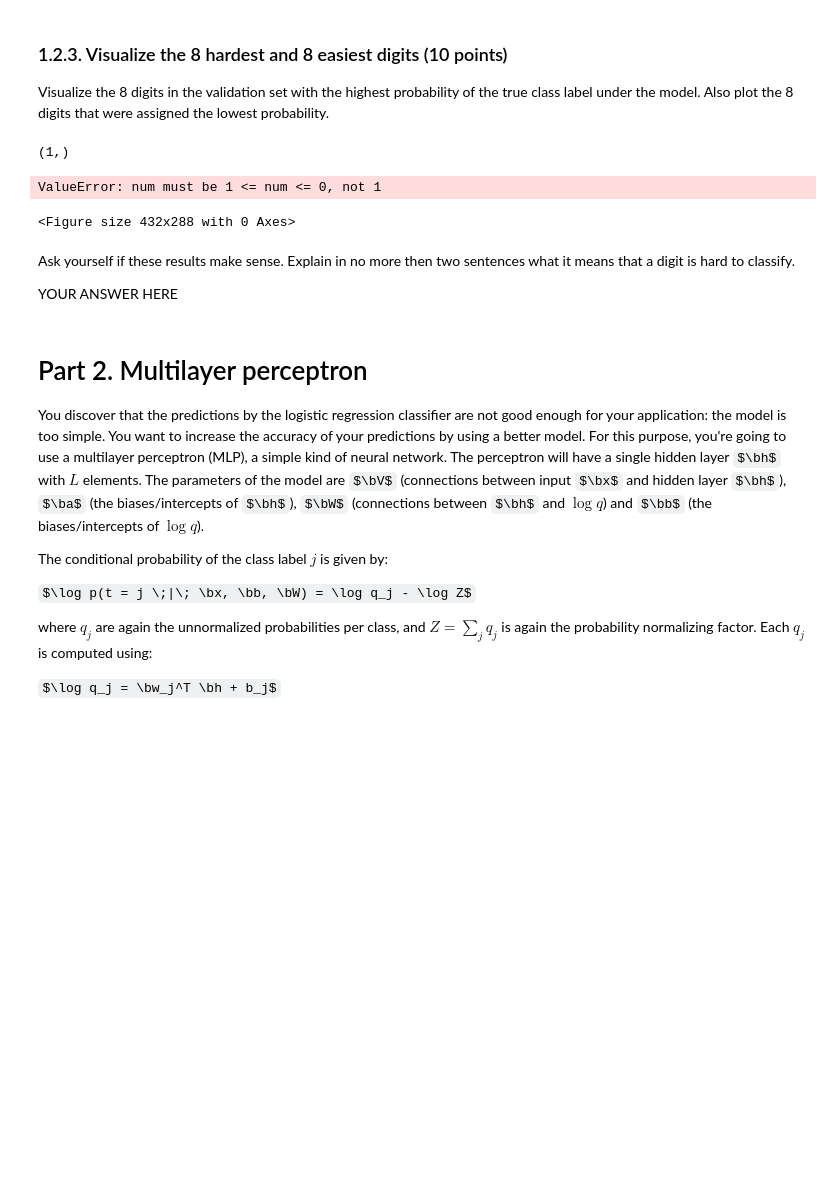
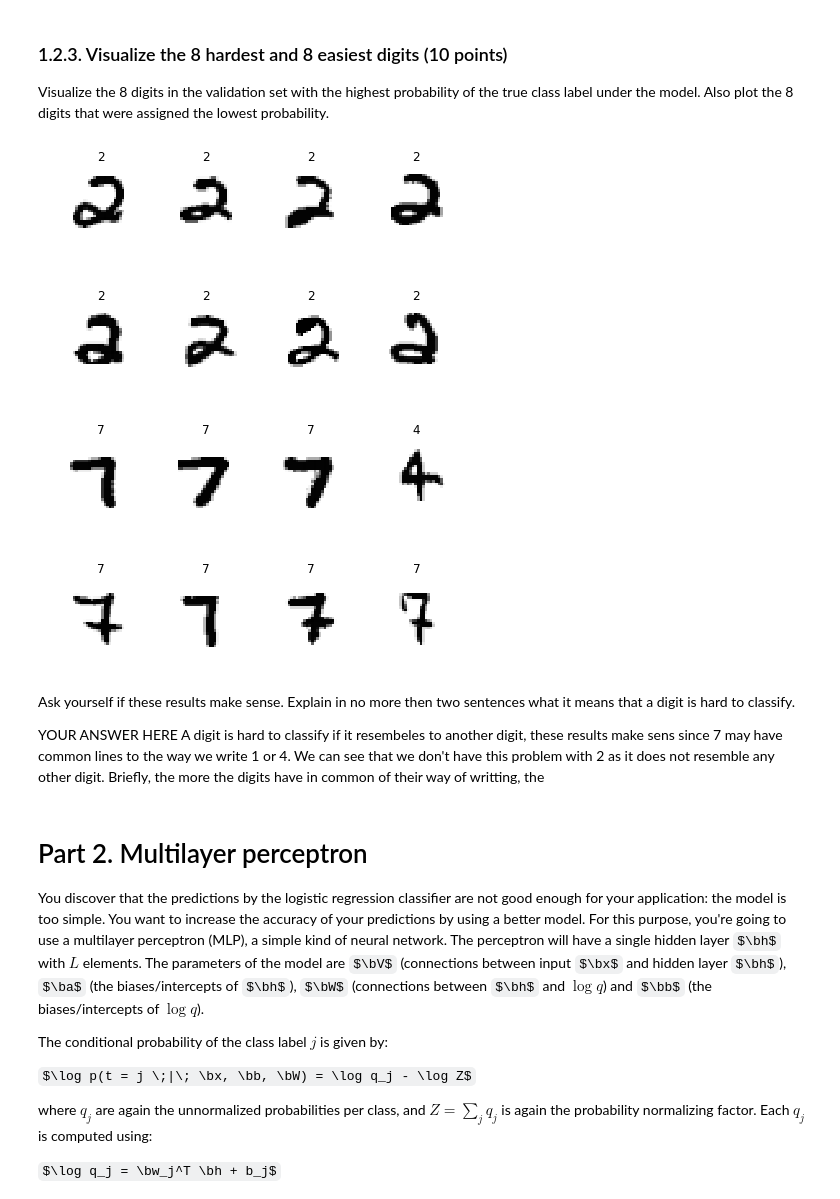
Before and after one commit to TraianVidrascu/ML1, a Jupyter notebook: lab2/12280046_11808527_lab2.ipynb, the cells around one changed output. Drawn from its saved outputs; the diff is of its cells as text; code cells hidden in the pictures; some formulas as TeX source; blank space fills up the shorter version.

```diff
--- a/lab2/12280046_11808527_lab2.ipynb
+++ b/lab2/12280046_11808527_lab2.ipynb
@@ -520,43 +519,45 @@ Visualize the 8 digits in the validation set with the highest probability of the
 Also plot the 8 digits that were assigned the lowest probability.
 # %%
 # YOUR CODE HERE
+from operator import itemgetter
 
 def log_p(x,W,b):
     log_q = np.dot(x,w) + b
 
     a = np.max(log_q)
 
     log_Z = a + np.log(np.sum(np.exp(log_q-a)))
 
     logp = log_q - log_Z
     return logp
 
 def visiualize(x_valid, t_valid, w, b):
     prob = []
     true_classes = []
     for i in range(0, len(x_valid)):
         logp = log_p(x_valid[i:i+1,:],W,b)
-        prob.append((logp,t_valid[i:i+1]))
+        prob.append((logp[:,t_valid[i]],t_valid[i:i+1],x_valid[i:i+1,:]))
 
-        logp = sorted(logp, key=lambda tup: tup[0])
-        worst = logp[0:8]
+    worst = sorted(prob,key= lambda x:x[0])[0:8]
+    best = sorted(prob,key= lambda x:x[0], reverse = True)[0:8]
 
-        logp = sorted(logp, key=lambda tup: tup[0],reverse = True)
-        best = logp[0:8]
+    best_digits = np.array([x[2][0] for x in best])
+    best_targets = np.array([x[1][0] for x in best])
+    plot_digits(best_digits,4,targets=best_targets)
 
-        worst_prob = np.array([x[0] for x in worst])
-        worst_class = np.array([x[1] for x in worst])
+    worst_digits = np.array([x[2][0] for x in worst])
+    worst_targets = np.array([x[1][0] for x in worst])
+    plot_digits(worst_digits,4,targets=worst_targets)
 
-        plot_digits(worst_prob,10,targets=worst_class)
 visiualize(x_valid,t_valid, w, b)
 # %% [output]
-(1,)
-ValueError: num must be 1 <= num <= 0, not 1
-<Figure size 432x288 with 0 Axes>
+[figure, added]
+[figure, added]
 # %% [markdown]
 Ask yourself if these results make sense. Explain in no more then two sentences what it means that a digit is hard to classify.
 
 YOUR ANSWER HERE
+A digit is hard to classify if it resembeles to another digit, these results make sens since 7 may have common lines to the way we write 1 or 4. We can see that we don't have this problem with 2 as it does not resemble any other digit. Briefly, the more the digits have in common of their way of writting, the
 # %% [markdown]
 # Part 2. Multilayer perceptron
 
```
Also changed, not shown: parts of 3 cells of this notebook.
